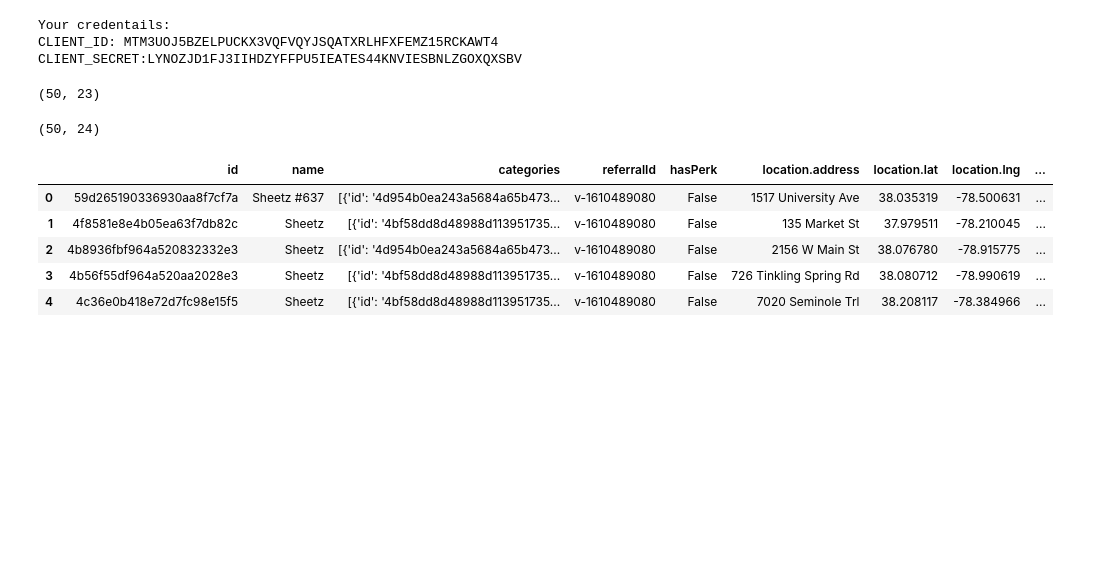
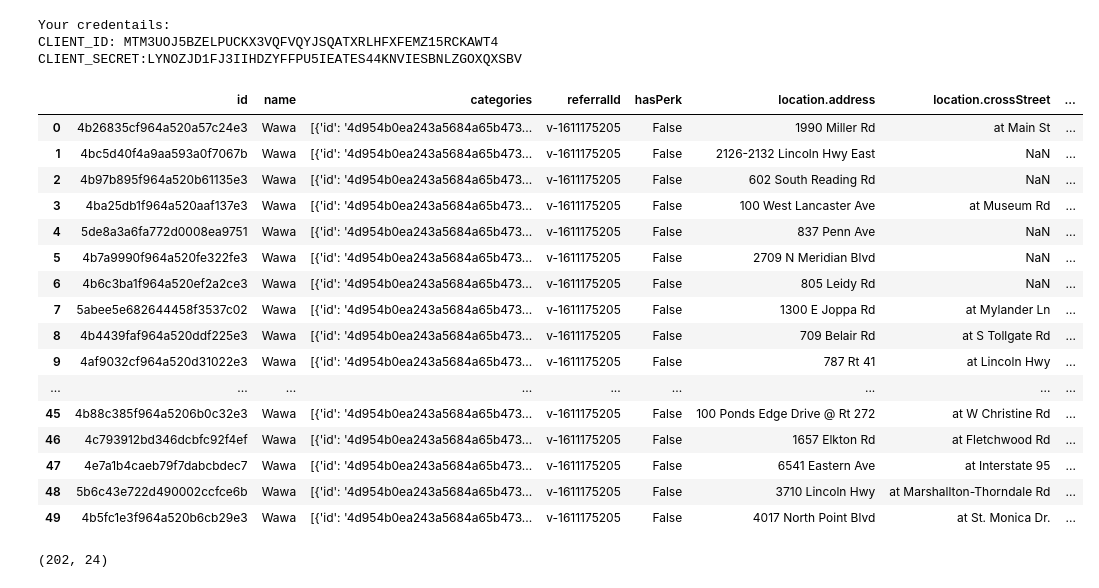
Before and after one commit to eddc30/Coursera_Capstone, a Jupyter notebook: edward curtin capstone notebook.ipynb, the cells around one changed output. Cells and saved outputs as stored; diff of their text form; code cells hidden in the pictures; blank space fills up the shorter version.

```diff
--- a/edward curtin capstone notebook.ipynb
+++ b/edward curtin capstone notebook.ipynb
@@ -80,5 +110,5 @@ CLIENT_SECRET:LYNOZJD1FJ3IIHDZYFFPU5IEATES44KNVIESBNLZGOXQXSBV
 # %%
-address = '300 4th st SE, Charlottesville Va'
+address = 'Harrisburg, Pa'
 
 geolocator = Nominatim(user_agent="foursquare_agent")
 location = geolocator.geocode(address)
@@ -91,34 +121,38 @@ results = requests.get(url).json()
 venues = results['response']['venues']
 
 
-dataframe_sheetz = json_normalize(venues)
-dataframe_sheetz.shape
+dfSheetz_pa1 = json_normalize(venues)
-# %% [output]
-(50, 23)
 # %%
-address = '300 4th st SE, Charlottesville Va'
+address = 'Harrisburg, Pa'
 
 geolocator = Nominatim(user_agent="foursquare_agent")
 location = geolocator.geocode(address)
 latitude = location.latitude
 longitude = location.longitude
 search_query = 'Wawa'
 radius = 999999999999999999999
 url = 'https://api.foursquare.com/v2/venues/search?client_id={}&client_secret={}&ll={},{}&oauth_token={}&v={}&query={}&radius={}&limit={}'.format(CLIENT_ID, CLIENT_SECRET, latitude, longitude,ACCESS_TOKEN, VERSION, search_query, radius, LIMIT)
 results = requests.get(url).json()
 venues = results['response']['venues']
 
+dfWawa_pa1 = json_normalize(venues)
 
-dataframe_wawa = json_normalize(venues)
-dataframe_wawa.shape
+dfWawa_pa1
 # %% [output]
-(50, 24)
+|  | id | name | categories | referralId | hasPerk | location.address | location.crossStreet | ... |
+| 0 | 4b26835cf964a520a57c24e3 | Wawa | [{'id': '4d954b0ea243a5684a65b473... | v-1611175205 | False | 1990 Miller Rd | at Main St | ... |
+| 1 | 4bc5d40f4a9aa593a0f7067b | Wawa | [{'id': '4d954b0ea243a5684a65b473... | v-1611175205 | False | 2126-2132 Lincoln Hwy East | NaN | ... |
+| 2 | 4b97b895f964a520b61135e3 | Wawa | [{'id': '4d954b0ea243a5684a65b473... | v-1611175205 | False | 602 South Reading Rd | NaN | ... |
+| 3 | 4ba25db1f964a520aaf137e3 | Wawa | [{'id': '4d954b0ea243a5684a65b473... | v-1611175205 | False | 100 West Lancaster Ave | at Museum Rd | ... |
+| 4 | 5de8a3a6fa772d0008ea9751 | Wawa | [{'id': '4d954b0ea243a5684a65b473... | v-1611175205 | False | 837 Penn Ave | NaN | ... |
+| 5 | 4b7a9990f964a520fe322fe3 | Wawa | [{'id': '4d954b0ea243a5684a65b473... | v-1611175205 | False | 2709 N Meridian Blvd | NaN | ... |
+| 6 | 4b6c3ba1f964a520ef2a2ce3 | Wawa | [{'id': '4d954b0ea243a5684a65b473... | v-1611175205 | False | 805 Leidy Rd | NaN | ... |
+| 7 | 5abee5e682644458f3537c02 | Wawa | [{'id': '4d954b0ea243a5684a65b473... | v-1611175205 | False | 1300 E Joppa Rd | at Mylander Ln | ... |
+| 8 | 4b4439faf964a520ddf225e3 | Wawa | [{'id': '4d954b0ea243a5684a65b473... | v-1611175205 | False | 709 Belair Rd | at S Tollgate Rd | ... |
+| 9 | 4af9032cf964a520d31022e3 | Wawa | [{'id': '4d954b0ea243a5684a65b473... | v-1611175205 | False | 787 Rt 41 | at Lincoln Hwy | ... |
+| ... | ... | ... | ... | ... | ... | ... | ... | ... |
+| 45 | 4b88c385f964a5206b0c32e3 | Wawa | [{'id': '4d954b0ea243a5684a65b473... | v-1611175205 | False | 100 Ponds Edge Drive @ Rt 272 | at W Christine Rd | ... |
+| 46 | 4c793912bd346dcbfc92f4ef | Wawa | [{'id': '4d954b0ea243a5684a65b473... | v-1611175205 | False | 1657 Elkton Rd | at Fletchwood Rd | ... |
+| 47 | 4e7a1b4caeb79f7dabcbdec7 | Wawa | [{'id': '4d954b0ea243a5684a65b473... | v-1611175205 | False | 6541 Eastern Ave | at Interstate 95 | ... |
+| 48 | 5b6c43e722d490002ccfce6b | Wawa | [{'id': '4d954b0ea243a5684a65b473... | v-1611175205 | False | 3710 Lincoln Hwy | at Marshallton-Thorndale Rd | ... |
+| 49 | 4b5fc1e3f964a520b6cb29e3 | Wawa | [{'id': '4d954b0ea243a5684a65b473... | v-1611175205 | False | 4017 North Point Blvd | at St. Monica Dr. | ... |
-# %%
-dataframe_sheetz.head()
-# %% [output]
-|  | id | name | categories | referralId | hasPerk | location.address | location.lat | location.lng | ... |
-| 0 | 59d265190336930aa8f7cf7a | Sheetz #637 | [{'id': '4d954b0ea243a5684a65b473... | v-1610489080 | False | 1517 University Ave | 38.035319 | -78.500631 | ... |
-| 1 | 4f8581e8e4b05ea63f7db82c | Sheetz | [{'id': '4bf58dd8d48988d113951735... | v-1610489080 | False | 135 Market St | 37.979511 | -78.210045 | ... |
-| 2 | 4b8936fbf964a520832332e3 | Sheetz | [{'id': '4d954b0ea243a5684a65b473... | v-1610489080 | False | 2156 W Main St | 38.076780 | -78.915775 | ... |
-| 3 | 4b56f55df964a520aa2028e3 | Sheetz | [{'id': '4bf58dd8d48988d113951735... | v-1610489080 | False | 726 Tinkling Spring Rd | 38.080712 | -78.990619 | ... |
-| 4 | 4c36e0b418e72d7fc98e15f5 | Sheetz | [{'id': '4bf58dd8d48988d113951735... | v-1610489080 | False | 7020 Seminole Trl | 38.208117 | -78.384966 | ... |
@@ -124,0 +701,7 @@ dataframe_sheetz.head()
+# %%
+dfWawa_PA= pd.concat([dfWawa_pa1, dfWawa_pa2, dfWawa_pa3, dfWawa_pa4, dfWawa_pa5])
+dfWawa_Va=pd.concat([dfWawa_Va1, dfWawa_Va2, dfWawa_Va3, dfWawa_Va4, dfWawa_Va5])
+dfWawa_Md=pd.concat([dfWawa_Md1, dfWawa_Md2, dfWawa_Md3, dfWawa_Md4, dfWawa_Md5])
+dfWawa_NJ=pd.concat([dfWawa_NJ1, dfWawa_NJ2, dfWawa_NJ3, dfWawa_NJ4])
+# %% [output]
+(202, 24)
```
Also changed, not shown: parts of 10 cells of this notebook.
